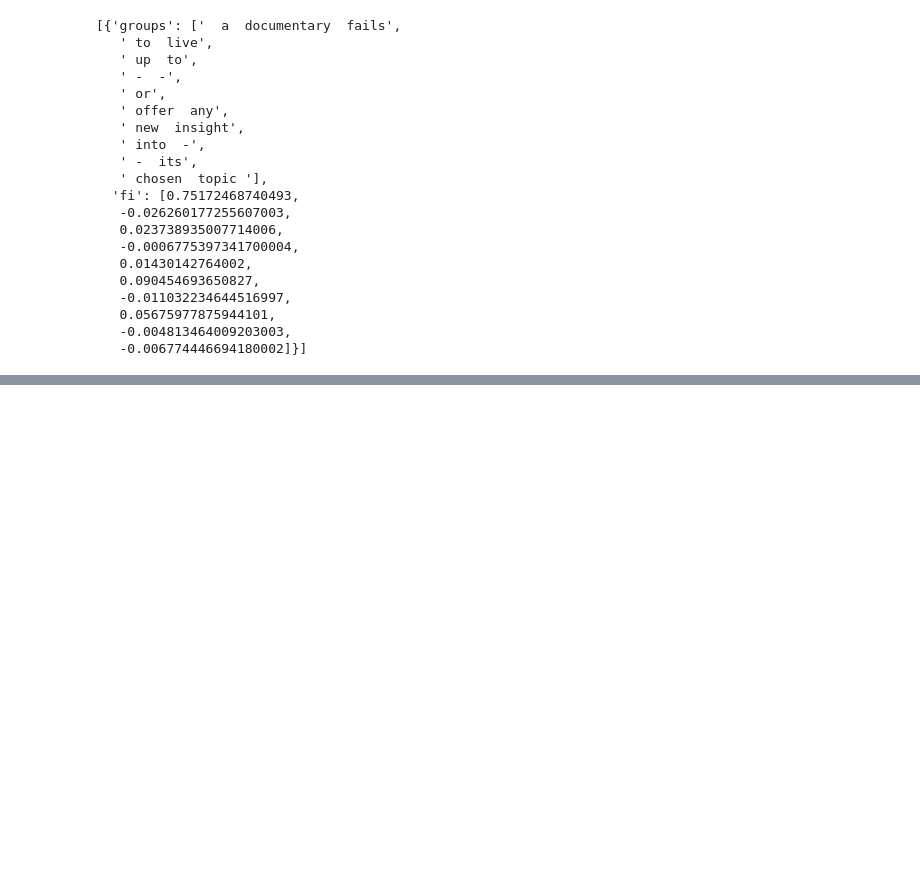
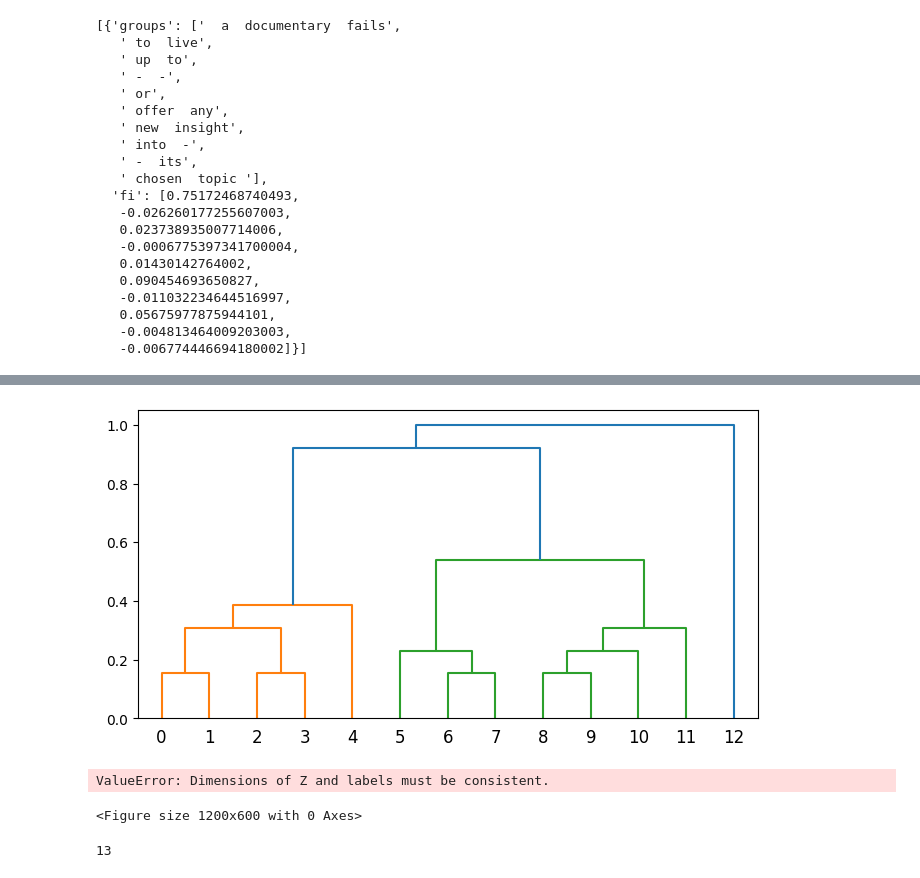
Before and after one commit to eliagilad/text-explainability, a Jupyter notebook: notebooks/AOPC tree.ipynb, the cells around one changed output, grey strips where cells are left out. Saved outputs shown, nothing was run; the diff lists cells and outputs as text; code cells hidden in the pictures; blank space fills up the shorter version.

Commit message:
Balanced partition experiment

```diff
--- a/notebooks/AOPC tree.ipynb
+++ b/notebooks/AOPC tree.ipynb
@@ -404,0 +429,6 @@ for tree_level in hier_tree:
+# %%
+#s = df.iloc[190]
+# s_cluster = explainer.masker.clustering(sent)
+# sent = "".join(s["tokens"][1:])
+example_s = "It starts interesting, but it gets boring halfway through."
+example_cluster = explainer.masker.clustering(example_s)
@@ -404,0 +438,27 @@ for tree_level in hier_tree:
+# %%
+fig = plt.figure(figsize=(8, 4))
+dn = dendrogram(example_cluster)
+plt.show()
+# %% [output]
+[figure, added]
+# %%
+examples_tokens = explainer.masker.tokenizer(example_s)
+fig = plt.figure(figsize=(12, 6))
+dn = dendrogram(
+    example_cluster,
+    labels=examples_tokens,  # Add token labels
+    leaf_rotation=90,  # Rotate labels for better readability
+    leaf_font_size=10
+)
+plt.xlabel('Tokens')
+plt.ylabel('Distance')
+plt.title('Text Partition Tree')
+plt.tight_layout()
+plt.show()
+# %% [output]
+ValueError: Dimensions of Z and labels must be consistent.
+<Figure size 1200x600 with 0 Axes>
+# %%
+len(examples_tokens["input_ids"])
+# %% [output]
+13
```
Also changed, not shown: parts of 6 cells of this notebook, 9 other files.
